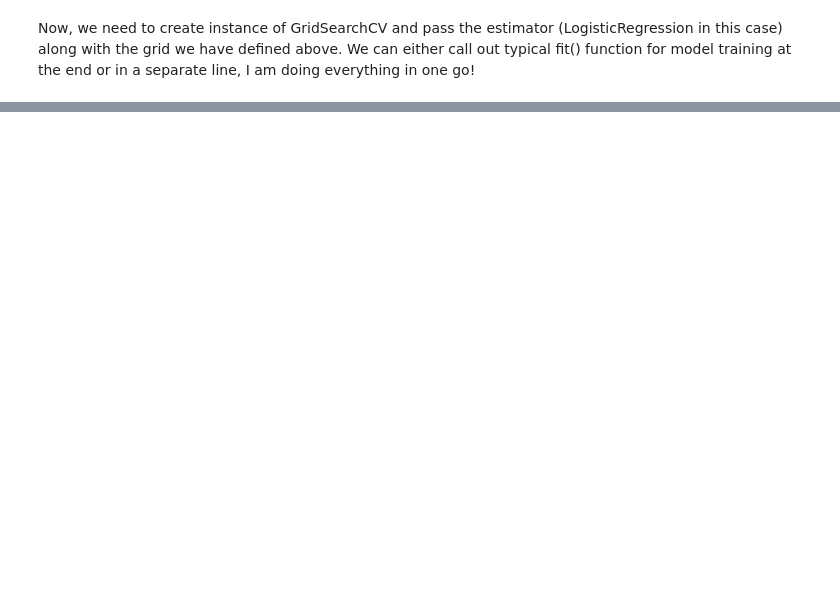
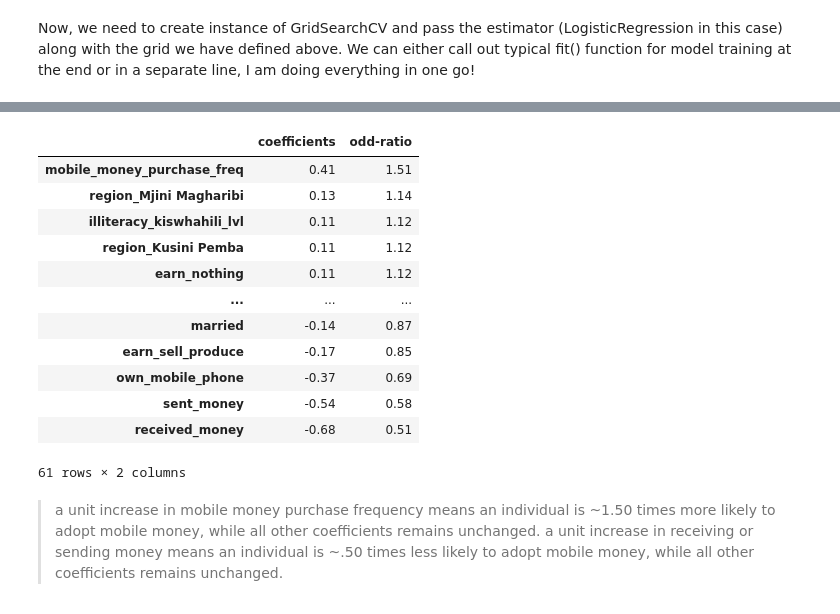
Before and after one commit to chirpc/Portfolio, a Jupyter notebook: 2_Financial Inclusion/Classification Analysis/2_svm_fin_incl_a.ipynb, the cells around one changed output, grey strips where cells are left out. Drawn from its saved outputs; the diff is of its cells as text; code cells hidden in the pictures; blank space fills up the shorter version.

```diff
--- a/2_Financial Inclusion/Classification Analysis/2_svm_fin_incl_a.ipynb
+++ b/2_Financial Inclusion/Classification Analysis/2_svm_fin_incl_a.ipynb
@@ -320,0 +359,5 @@ array([114, 152,   1, ...,  28,   7, 580], dtype=int64)
+# %%
+LogR_ = linear_model.LogisticRegression(multi_class='multinomial', C=gs_results.best_params_['C'],
+                                      class_weight=gs_results.best_params_['class_weight'],
+                                      penalty=gs_results.best_params_['penalty'])
+LogR_.fit(X_train_scaled, y_train)
@@ -320,0 +371,21 @@ array([114, 152,   1, ...,  28,   7, 580], dtype=int64)
+# %%
+coeff = pd.DataFrame(LogR_.coef_[0].T,index=X_train_scaled.columns, columns=['coefficients'])
+coeff['odd-ratio']=np.exp(LogR_.coef_[0].T)##, 'odd ratio'])
+coeff.sort_values('odd-ratio',ascending=False)
+# %% [output]
+|  | coefficients | odd-ratio |
+| mobile_money_purchase_freq | 0.41 | 1.51 |
+| region_Mjini Magharibi | 0.13 | 1.14 |
+| illiteracy_kiswhahili_lvl | 0.11 | 1.12 |
+| region_Kusini Pemba | 0.11 | 1.12 |
+| earn_nothing | 0.11 | 1.12 |
+| ... | ... | ... |
+| married | -0.14 | 0.87 |
+| earn_sell_produce | -0.17 | 0.85 |
+| own_mobile_phone | -0.37 | 0.69 |
+| sent_money | -0.54 | 0.58 |
+| received_money | -0.68 | 0.51 |
+61 rows × 2 columns
+# %% [markdown]
+> a unit increase in mobile money purchase frequency means an individual is ~1.50 times more likely to adopt mobile money, while all other coefficients remains unchanged.
+> a unit increase in receiving or sending money means an individual is ~.50 times less likely to adopt mobile money, while all other coefficients remains unchanged.
```
Also changed, not shown: parts of 25 cells of this notebook, 2 other files.
